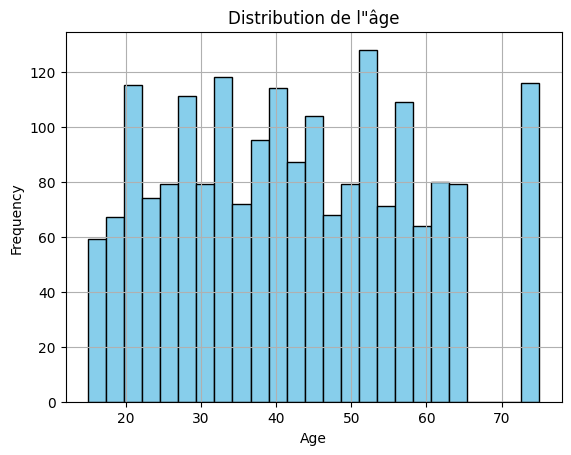
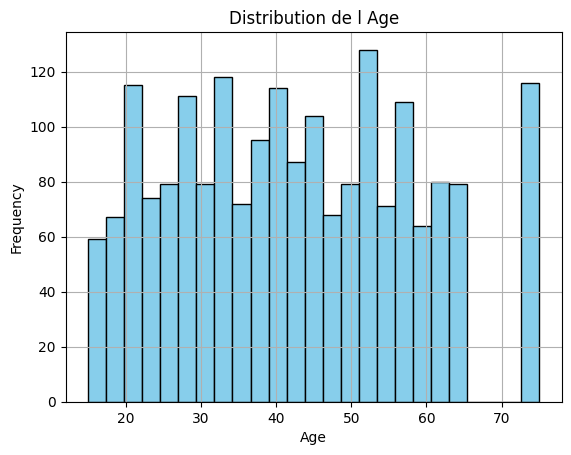
Code edit (unified diff) that turned the first committed figure into the second:
--- before
+++ after
@@ -1,5 +1,8 @@
+import matplotlib.pyplot as plt
+
+plt.rcParams['font.family'] = 'DejaVu Sans'
 df['age'].hist(bins=25, color='skyblue', edgecolor='black')
 plt.xlabel('Age')
 plt.ylabel('Frequency')
-plt.title('Distribution de l"âge')
+plt.title('Distribution de l Age')
 plt.show()

Commit: Créé à l'aide de Colab